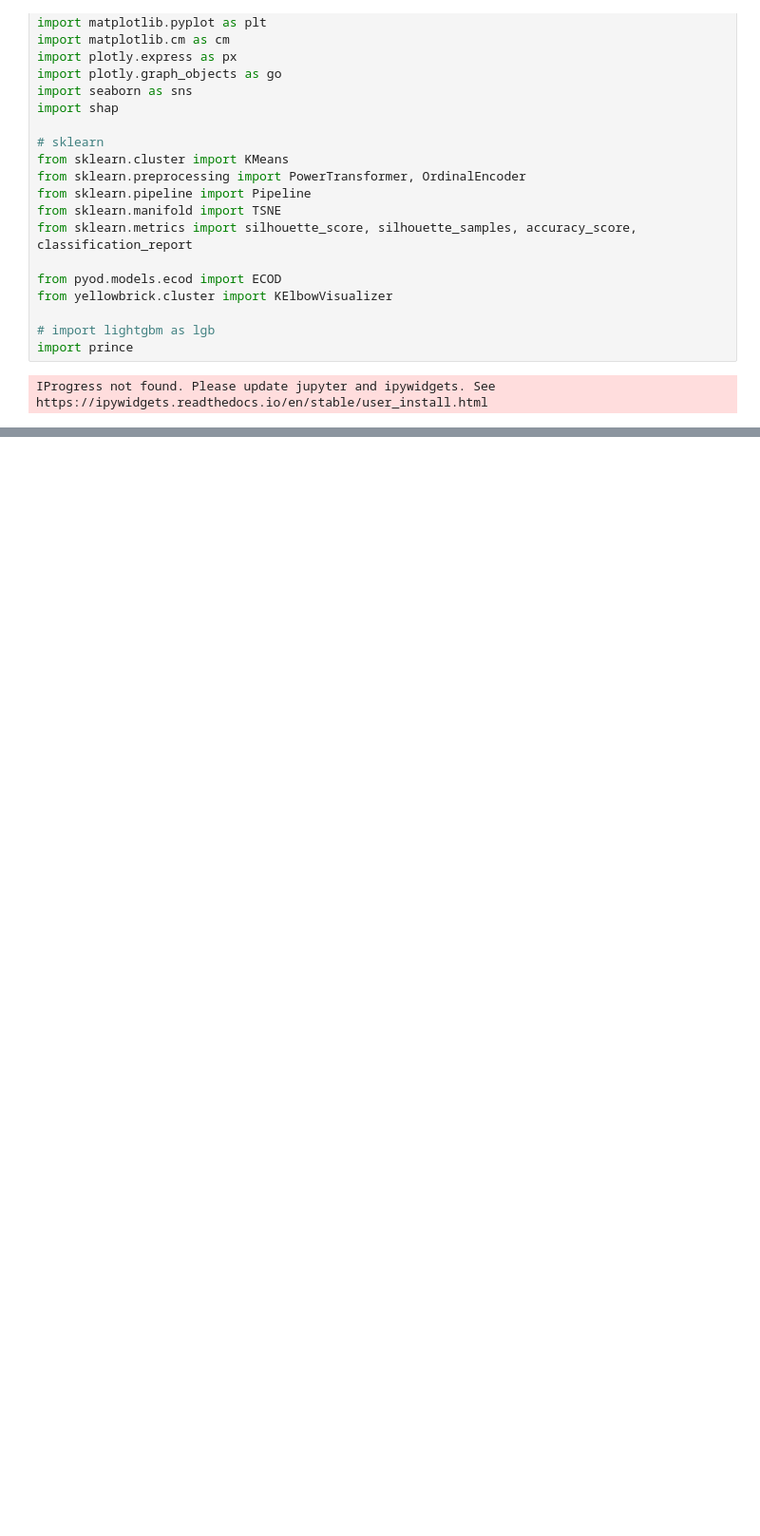
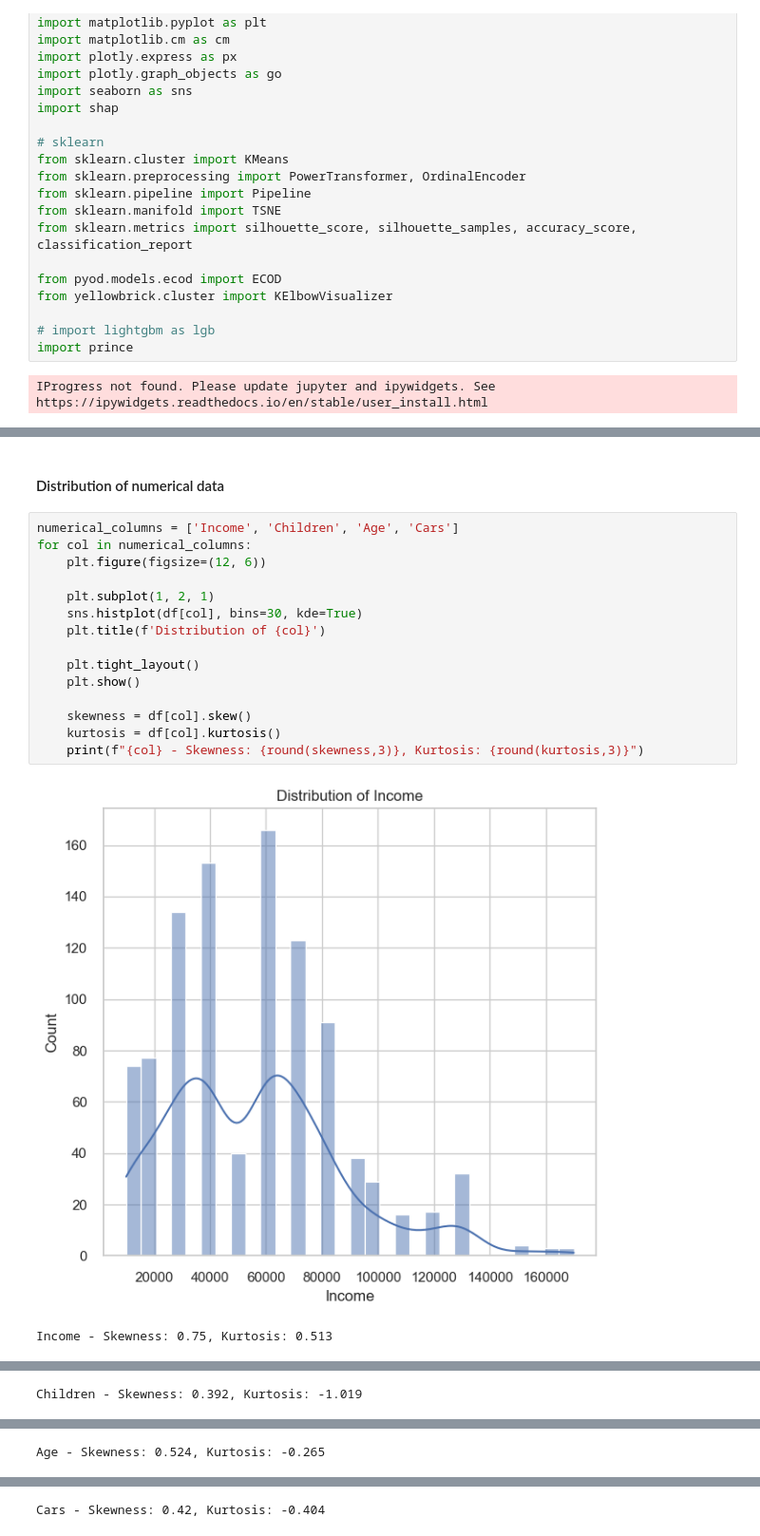
Before and after one commit to moshchev/data_analytics_ws23, a Jupyter notebook: start.ipynb, the cells around one changed output, grey strips where cells are left out. Shown at 95% size. Saved outputs shown, nothing was run; the diff lists cells and outputs as text; blank space fills up the shorter version.

```diff
--- a/start.ipynb
+++ b/start.ipynb
@@ -43,0 +115,20 @@ df
+# %% [markdown]
+#### Distribution of numerical data
+# %%
+numerical_columns = ['Income', 'Children', 'Age', 'Cars']
+for col in numerical_columns:
+    plt.figure(figsize=(12, 6))
+
+    plt.subplot(1, 2, 1)
+    sns.histplot(df[col], bins=30, kde=True)
+    plt.title(f'Distribution of {col}')
+
+    plt.tight_layout()
+    plt.show()
+
+    skewness = df[col].skew()
+    kurtosis = df[col].kurtosis()
+    print(f"{col} - Skewness: {round(skewness,3)}, Kurtosis: {round(kurtosis,3)}")
+# %% [output]
+[figure, added]
+Income - Skewness: 0.75, Kurtosis: 0.513
@@ -43,0 +136 @@ df
+Children - Skewness: 0.392, Kurtosis: -1.019
@@ -43,0 +138 @@ df
+Age - Skewness: 0.524, Kurtosis: -0.265
@@ -43,0 +140 @@ df
+Cars - Skewness: 0.42, Kurtosis: -0.404
```
Also changed, not shown: parts of 10 cells of this notebook.
